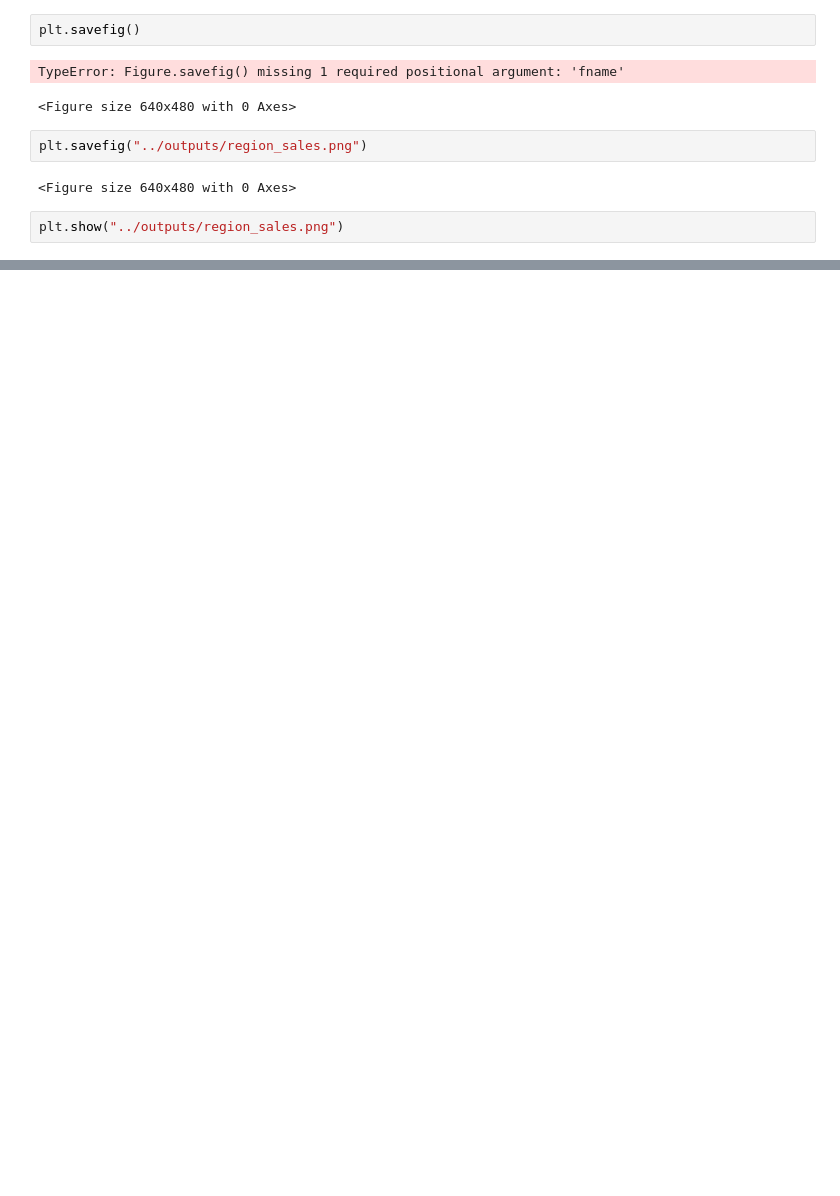
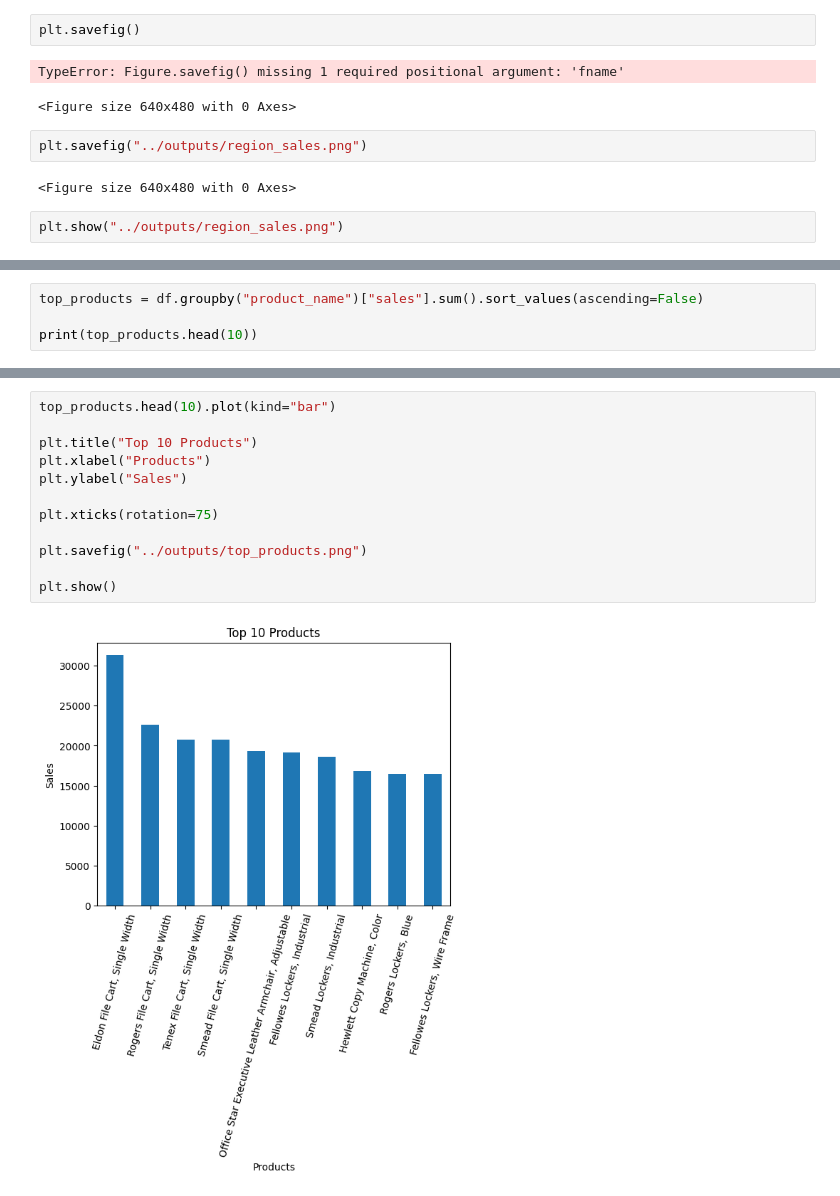
Before and after one commit to krishnaM04/FUTURE_DS_01, a Jupyter notebook: notebook/sales_analysis.ipynb, the cells around one changed output, grey strips where cells are left out. Saved outputs shown, nothing was run; the diff lists cells and outputs as text; blank space fills up the shorter version.

```diff
--- a/notebook/sales_analysis.ipynb
+++ b/notebook/sales_analysis.ipynb
@@ -206,0 +311,4 @@ plt.show("../outputs/region_sales.png")
+# %%
+top_products = df.groupby("product_name")["sales"].sum().sort_values(ascending=False)
+
+print(top_products.head(10))
@@ -206,0 +328,14 @@ plt.show("../outputs/region_sales.png")
+# %%
+top_products.head(10).plot(kind="bar")
+
+plt.title("Top 10 Products")
+plt.xlabel("Products")
+plt.ylabel("Sales")
+
+plt.xticks(rotation=75)
+
+plt.savefig("../outputs/top_products.png")
+
+plt.show()
+# %% [output]
+[figure, added]
```
Also changed, not shown: parts of 12 cells of this notebook, 4 other files.
